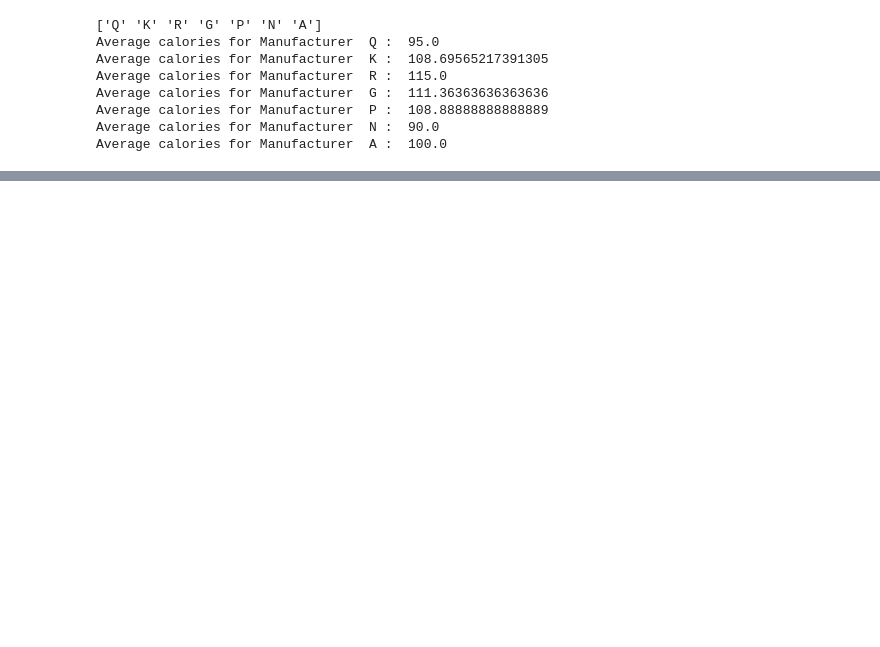
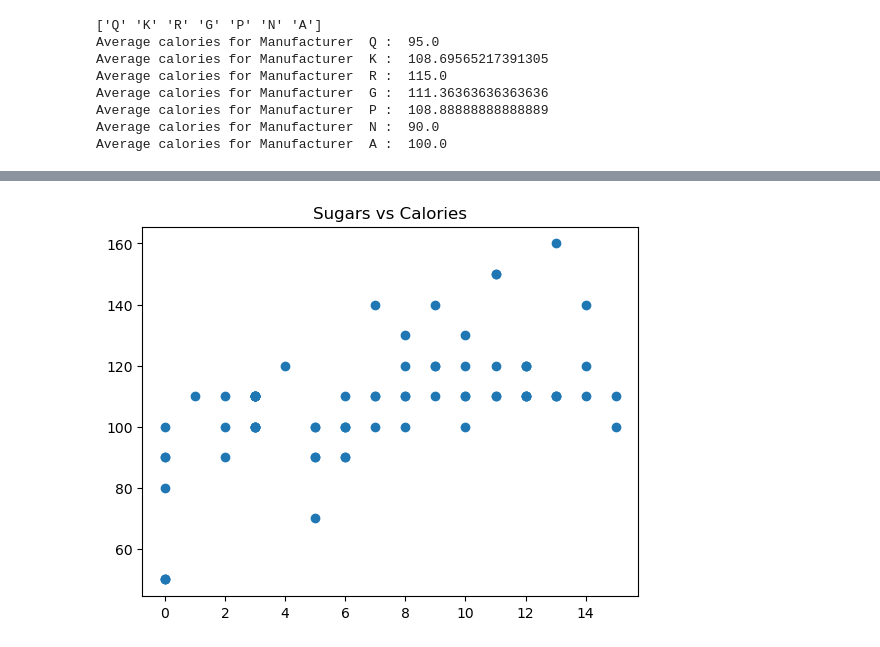
Before and after one commit to goosbo/davstuff, a Jupyter notebook: cereals.ipynb, the cells around one changed output, grey strips where cells are left out. Saved outputs shown, nothing was run; the diff lists cells and outputs as text; code cells hidden in the pictures; blank space fills up the shorter version.

```diff
--- a/cereals.ipynb
+++ b/cereals.ipynb
@@ -171,0 +199,10 @@ TypeError: Could not convert 135320330?703010012519035105451055525352065160?3012
+# %%
+#12.What is the relationship between sugar and calories?
+invalid_index =np.where(cereals_data['sugars'] == '?')[0]
+
+plt.scatter(np.float64(cereals_data['sugars'].drop(index=invalid_index)),cereals_data['calories'].drop(index=invalid_index))
+plt.title('Sugars vs Calories')
+plt.show()
+# There is a general trend of increase in calories with increase in sugar but the correlation is not high
+# %% [output]
+[figure, added]
```
Also changed, not shown: parts of 9 cells of this notebook, 4 other files.
